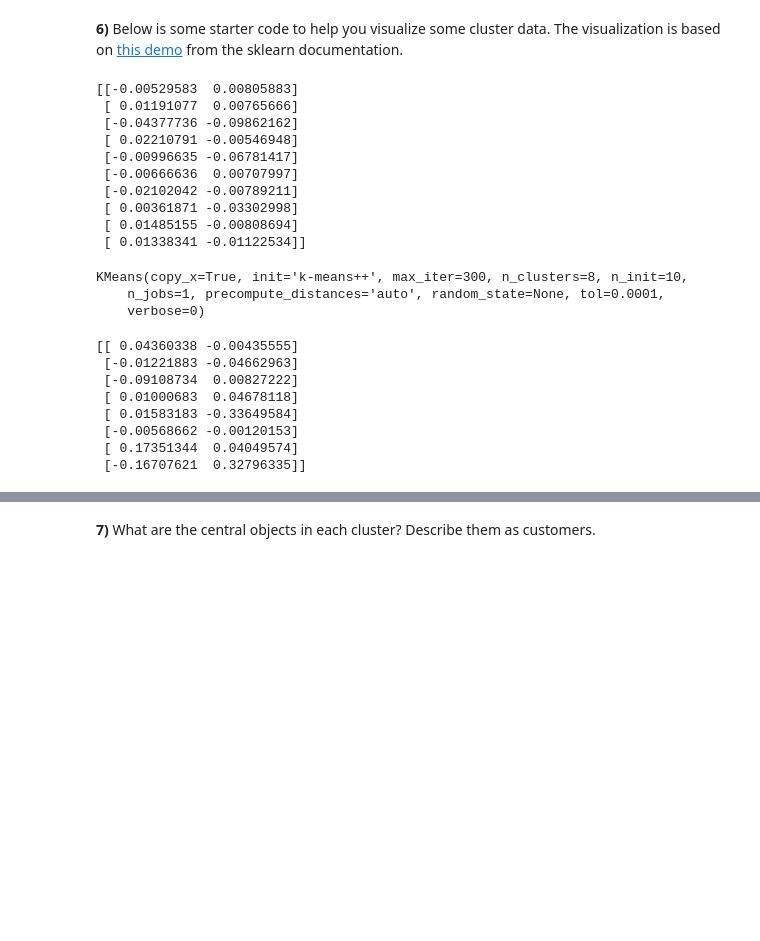
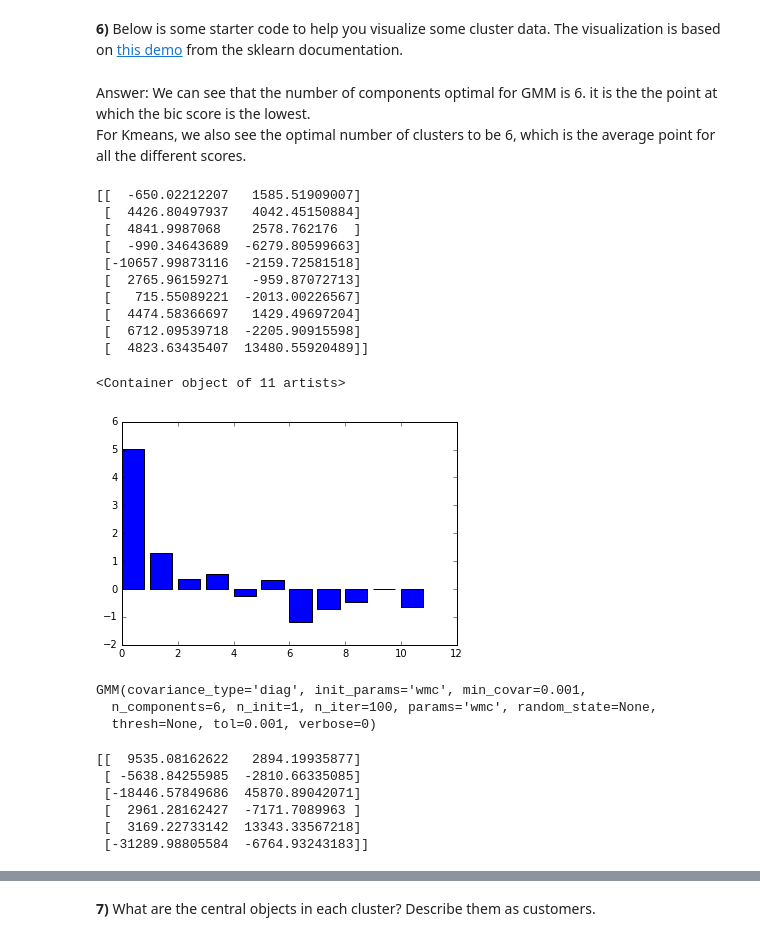
Before and after one commit to uncletomiwa/Customer-Segments, a Jupyter notebook: customer_segments.ipynb, the cells around one changed output, grey strips where cells are left out. Cells and saved outputs as stored; diff of their text form; code cells hidden in the pictures; blank space fills up the shorter version.

```diff
--- a/customer_segments.ipynb
+++ b/customer_segments.ipynb
@@ -123,5 +130,8 @@ Answer: K Means clustering groups each data point into distinct clusters while G
 # %% [markdown]
 **6)** Below is some starter code to help you visualize some cluster data. The visualization is based on [this demo](http://scikit-learn.org/stable/auto_examples/cluster/plot_kmeans_digits.html) from the sklearn documentation.
+# %% [markdown]
+Answer: We can see that the number of components optimal for GMM is 6. it is the the point at which the bic score is the lowest.<br>
+For Kmeans, we also see the optimal number of clusters to be 6, which is the average point for all the different scores.
 # %%
 # Import clustering modules
 from sklearn.cluster import KMeans
@@ -129,29 +139,37 @@ from sklearn.mixture import GMM
 # %%
 # TODO: First we reduce the data to two dimensions using PCA to capture variation
 pca = PCA(n_components=2)
-reduced_data = pca.fit_transform(ica.transform(data))
+reduced_data = pca.fit_transform(data)
 print reduced_data[:10]  # print upto 10 elements
 # %% [output]
-[[-0.00529583  0.00805883]
- [ 0.01191077  0.00765666]
- [-0.04377736 -0.09862162]
- [ 0.02210791 -0.00546948]
- [-0.00996635 -0.06781417]
- [-0.00666636  0.00707997]
- [-0.02102042 -0.00789211]
- [ 0.00361871 -0.03302998]
- [ 0.01485155 -0.00808694]
- [ 0.01338341 -0.01122534]]
+[[  -650.02212207   1585.51909007]
+ [  4426.80497937   4042.45150884]
+ [  4841.9987068    2578.762176  ]
+ [  -990.34643689  -6279.80599663]
+ [-10657.99873116  -2159.72581518]
+ [  2765.96159271   -959.87072713]
+ [   715.55089221  -2013.00226567]
+ [  4474.58366697   1429.49697204]
+ [  6712.09539718  -2205.90915598]
+ [  4823.63435407  13480.55920489]]
+# %%
+bics = []
+for c in [2,3,4,5,6,7, 8, 9, 10, 11, 12]:
+    bics.append(GMM(n_components=c).fit(reduced_data).bic(reduced_data))
+plt.bar(range(11), RobustScaler().fit_transform(np.array(bics).reshape(-1, 1)))
+# %% [output]
+<Container object of 11 artists>
+[figure, added]
 # %%
 # TODO: Implement your clustering algorithm here, and fit it to the reduced data for visualization
 # The visualizer below assumes your clustering object is named 'clusters'
 
-clusters = KMeans().fit(reduced_data)
+clusters = GMM(n_components=6).fit(reduced_data)
 print clusters
 # %% [output]
-KMeans(copy_x=True, init='k-means++', max_iter=300, n_clusters=8, n_init=10,
-    n_jobs=1, precompute_distances='auto', random_state=None, tol=0.0001,
-    verbose=0)
+GMM(covariance_type='diag', init_params='wmc', min_covar=0.001,
+  n_components=6, n_init=1, n_iter=100, params='wmc', random_state=None,
+  thresh=None, tol=0.001, verbose=0)
 # %%
 # Plot the decision boundary by building a mesh grid to populate a graph.
 x_min, x_max = reduced_data[:, 0].min() - 1, reduced_data[:, 0].max() + 1
@@ -165,14 +183,12 @@ Z = clusters.predict(np.c_[xx.ravel(), yy.ravel()])
 # %%
 # TODO: Find the centroids for KMeans or the cluster means for GMM
 
-centroids = clusters.cluster_centers_
+centroids = clusters.means_
 print centroids
 # %% [output]
-[[ 0.04360338 -0.00435555]
- [-0.01221883 -0.04662963]
- [-0.09108734  0.00827222]
- [ 0.01000683  0.04678118]
- [ 0.01583183 -0.33649584]
- [-0.00568662 -0.00120153]
- [ 0.17351344  0.04049574]
- [-0.16707621  0.32796335]]
+[[  9535.08162622   2894.19935877]
+ [ -5638.84255985  -2810.66335085]
+ [-18446.57849686  45870.89042071]
+ [  2961.28162427  -7171.7089963 ]
+ [  3169.22733142  13343.33567218]
+ [-31289.98805584  -6764.93243183]]
```
Also changed, not shown: parts of 20 cells of this notebook, 1 other file.
